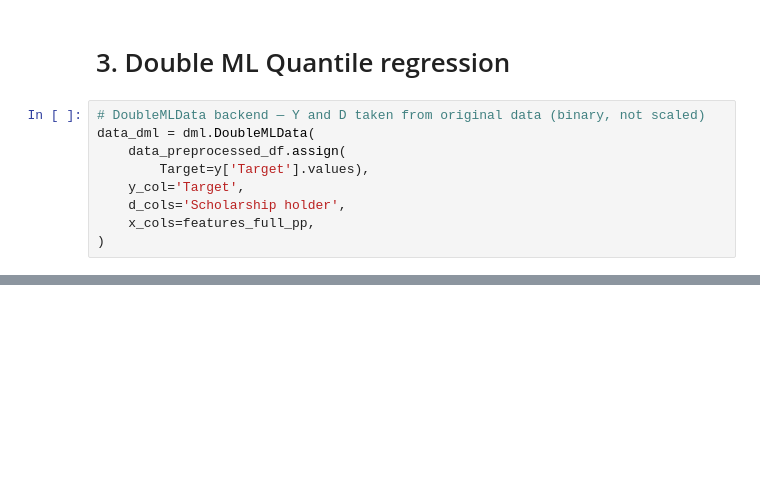
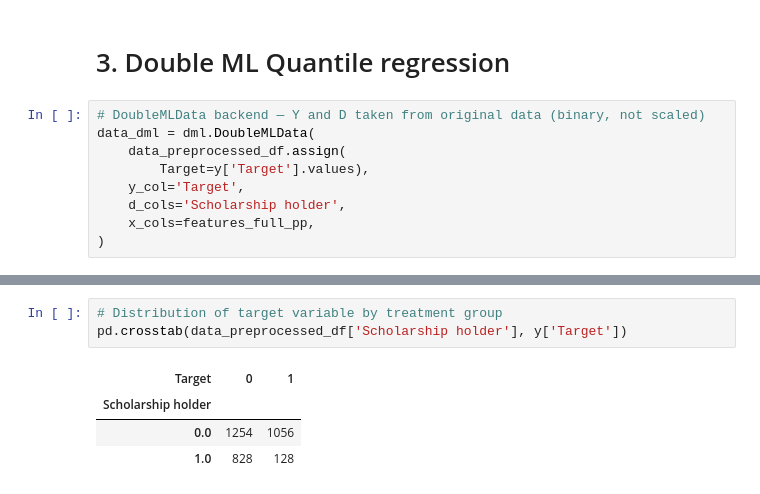
Before and after one commit to jlechat/ML-for-econo---Student-s-dropout-and-academic-success, a Jupyter notebook: 2 - Quantile regression proba dropout.ipynb, the cells around one changed output, grey strips where cells are left out. Drawn from its saved outputs; the diff is of its cells as text; blank space fills up the shorter version.

```diff
--- a/2 - Quantile regression proba dropout.ipynb
+++ b/2 - Quantile regression proba dropout.ipynb
@@ -504,0 +305,8 @@ Fitting QTE with: Logistic L1
+# %%
+# Distribution of target variable by treatment group
+pd.crosstab(data_preprocessed_df['Scholarship holder'], y['Target'])
+# %% [output]
+| Target | 0 | 1 |
+| Scholarship holder |  |  |
+| 0.0 | 1254 | 1056 |
+| 1.0 | 828 | 128 |
```
Also changed, not shown: parts of 21 cells of this notebook.
